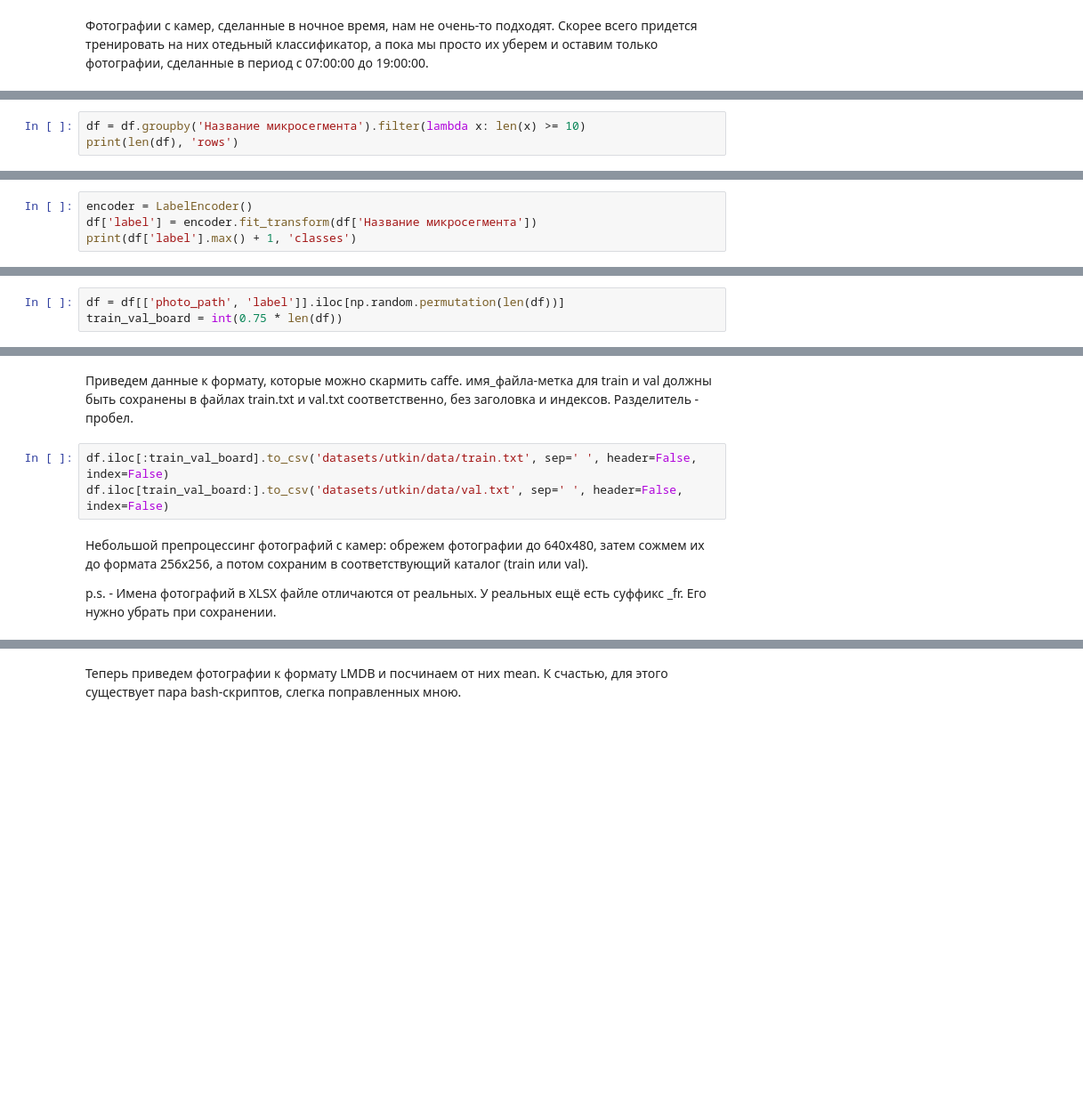
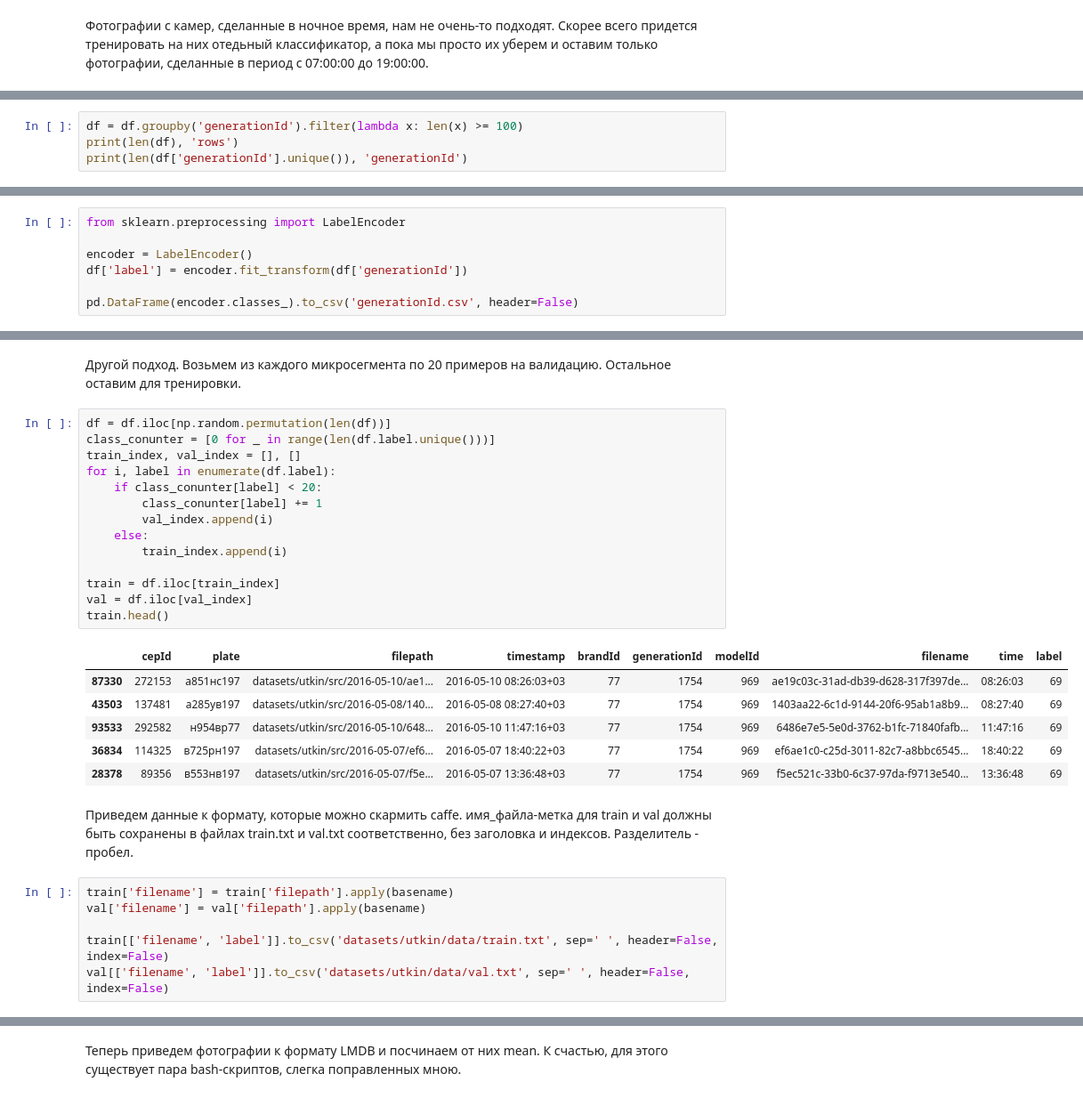
Before and after one commit to mchernyavsky/car-classification, a Jupyter notebook: report.ipynb, the cells around one changed output, grey strips where cells are left out. Shown at 89% size. Drawn from its saved outputs; the diff is of its cells as text; blank space fills up the shorter version.

```diff
--- a/report.ipynb
+++ b/report.ipynb
@@ -313,4 +357,5 @@ print(len(df), 'rows')
 # %%
-df = df.groupby('Название микросегмента').filter(lambda x: len(x) >= 10)
+df = df.groupby('generationId').filter(lambda x: len(x) >= 100)
 print(len(df), 'rows')
+print(len(df['generationId'].unique()), 'generationId')
 # %% [output]
@@ -322,4 +363,0 @@ from sklearn.preprocessing import LabelEncoder
-# %%
-encoder = LabelEncoder()
-df['label'] = encoder.fit_transform(df['Название микросегмента'])
-print(df['label'].max() + 1, 'classes')
@@ -328 +366,8 @@ print(df['label'].max() + 1, 'classes')
+# %%
+from sklearn.preprocessing import LabelEncoder
+
+encoder = LabelEncoder()
+df['label'] = encoder.fit_transform(df['generationId'])
+
+pd.DataFrame(encoder.classes_).to_csv('generationId.csv', header=False)
 # %% [markdown]
@@ -330,3 +374,0 @@ print(df['label'].max() + 1, 'classes')
-# %%
-df = df[['photo_path', 'label']].iloc[np.random.permutation(len(df))]
-train_val_board = int(0.75 * len(df))
@@ -333,9 +391,31 @@ train_val_board = int(0.75 * len(df))
+# %% [markdown]
+Другой подход. Возьмем из каждого микросегмента по 20 примеров на валидацию. Остальное оставим для тренировки.
+# %%
+df = df.iloc[np.random.permutation(len(df))]
+class_conunter = [0 for _ in range(len(df.label.unique()))]
+train_index, val_index = [], []
+for i, label in enumerate(df.label):
+    if class_conunter[label] < 20:
+        class_conunter[label] += 1
+        val_index.append(i)
+    else:
+        train_index.append(i)
+
+train = df.iloc[train_index]
+val = df.iloc[val_index]
+train.head()
+# %% [output]
+|  | cepId | plate | filepath | timestamp | brandId | generationId | modelId | filename | time | label |
+| 87330 | 272153 | а851нс197 | datasets/utkin/src/2016-05-10/ae1... | 2016-05-10 08:26:03+03 | 77 | 1754 | 969 | ae19c03c-31ad-db39-d628-317f397de... | 08:26:03 | 69 |
+| 43503 | 137481 | а285ув197 | datasets/utkin/src/2016-05-08/140... | 2016-05-08 08:27:40+03 | 77 | 1754 | 969 | 1403aa22-6c1d-9144-20f6-95ab1a8b9... | 08:27:40 | 69 |
+| 93533 | 292582 | н954вр77 | datasets/utkin/src/2016-05-10/648... | 2016-05-10 11:47:16+03 | 77 | 1754 | 969 | 6486e7e5-5e0d-3762-b1fc-71840fafb... | 11:47:16 | 69 |
+| 36834 | 114325 | в725рн197 | datasets/utkin/src/2016-05-07/ef6... | 2016-05-07 18:40:22+03 | 77 | 1754 | 969 | ef6ae1c0-c25d-3011-82c7-a8bbc6545... | 18:40:22 | 69 |
+| 28378 | 89356 | в553нв197 | datasets/utkin/src/2016-05-07/f5e... | 2016-05-07 13:36:48+03 | 77 | 1754 | 969 | f5ec521c-33b0-6c37-97da-f9713e540... | 13:36:48 | 69 |
 # %% [markdown]
 Приведем данные к формату, которые можно скармить caffe. имя\_файла-метка для train и val должны быть сохранены в файлах train.txt и val.txt соответственно, без заголовка и индексов. Разделитель - пробел.
 # %%
-df.iloc[:train_val_board].to_csv('datasets/utkin/data/train.txt', sep=' ', header=False, index=False)
-df.iloc[train_val_board:].to_csv('datasets/utkin/data/val.txt', sep=' ', header=False, index=False)
+train['filename'] = train['filepath'].apply(basename)
+val['filename'] = val['filepath'].apply(basename)
+
+train[['filename', 'label']].to_csv('datasets/utkin/data/train.txt', sep=' ', header=False, index=False)
+val[['filename', 'label']].to_csv('datasets/utkin/data/val.txt', sep=' ', header=False, index=False)
-# %% [markdown]
-Небольшой препроцессинг фотографий с камер: обрежем фотографии до 640x480, затем сожмем их до формата 256x256, а потом сохраним в соответствующий каталог (train или val).
-
-p.s. - Имена фотографий в XLSX файле отличаются от реальных. У реальных ещё есть суффикс \_fr. Его нужно убрать при сохранении.
```
Also changed, not shown: parts of 53 cells of this notebook, 7 other files.
